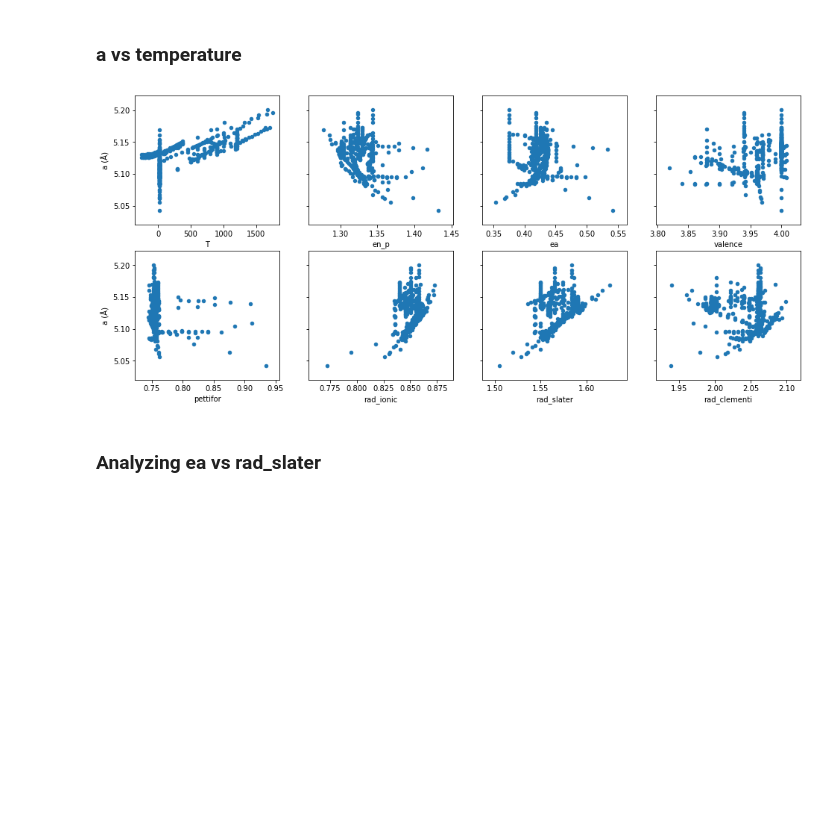
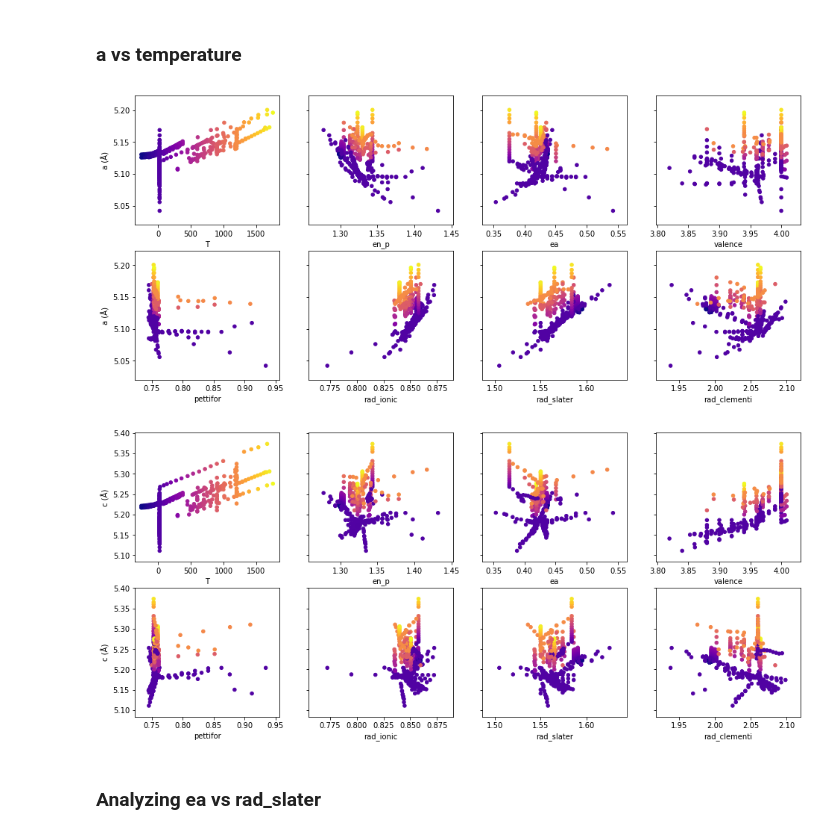
Before and after one commit to dskoda/smceramics, a Jupyter notebook: visualization.ipynb, the cells around one changed output. Drawn from its saved outputs; the diff is of its cells as text; code cells hidden in the pictures; blank space fills up the shorter version.

```diff
--- a/visualization.ipynb
+++ b/visualization.ipynb
@@ -52,13 +53,15 @@ plt.show()
 # %% [markdown]
 ### a vs temperature
 # %%
-fig, ax_fig = plt.subplots(2, 4, figsize=(16, 7), sharey=True)
-for idx, (inp, ax) in enumerate(zip(inputs + features, ax_fig.reshape(-1))):
-    df.plot(kind='scatter', x=inp, y='a', ax=ax)
-    if idx % 4 == 0:
-        ax.set_ylabel('a (Å)')
+for y in ['a', 'c']:
+    fig, ax_fig = plt.subplots(2, 4, figsize=(16, 7), sharey=True)
+    for idx, (inp, ax) in enumerate(zip(inputs + features, ax_fig.reshape(-1))):
+        df.plot(kind='scatter', x=inp, y=y, c='T', ax=ax, cmap='plasma', colorbar=False)
+        if idx % 4 == 0:
+            ax.set_ylabel('%s (Å)' % y)
 # %% [output]
-[figure, old version]
+[figure, new version]
+[figure, added]
 # %% [markdown]
 ### Analyzing ea vs rad_slater
 # %%
```
Also changed, not shown: parts of 3 cells of this notebook.
